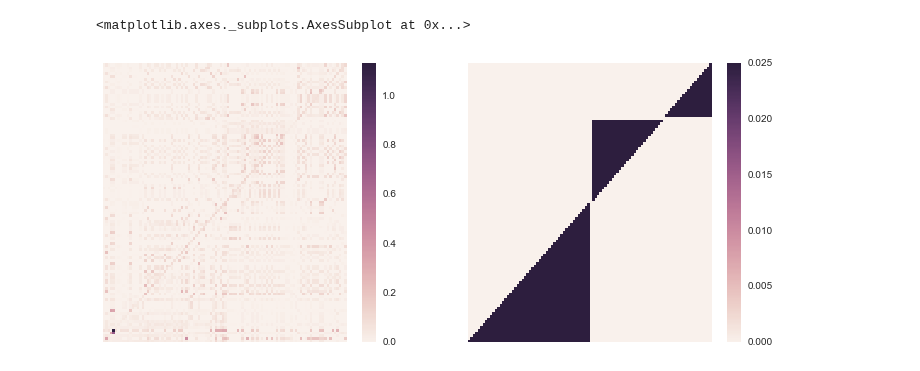
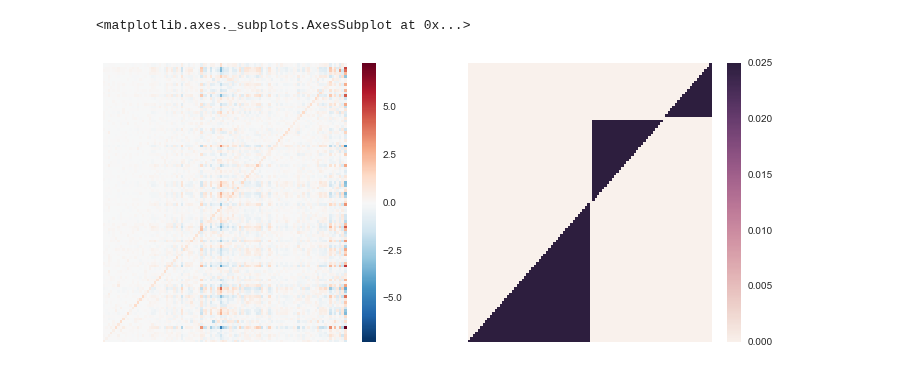
Before and after one commit to achab/nphc, a Jupyter notebook: read_results.ipynb, the cells around one changed output. Cells and saved outputs as stored; diff of their text form; code cells hidden in the pictures.

```diff
--- a/read_results.ipynb
+++ b/read_results.ipynb
@@ -14,20 +14,20 @@ url = 'https://s3-eu-west-1.amazonaws.com/nphc-data/{}_{}_log10T{}_with_params_w
 cumul, Alpha, Beta, Gamma = load_data(url)
 # %%
 import gzip, pickle
-f = gzip.open('out.pkl.gz','rb')
+f = gzip.open('out_sto.pkl.gz','rb')
 R = pickle.load(f)
 f.close()
 # %%
 fig, axs = plt.subplots(figsize=(12,5), nrows=1, ncols=2)
 
 from scipy.linalg import inv
 G = np.eye(R.shape[0]) - inv(R)
-G[G<0.]=0.
+#G[G<0.]=0.
 #G = np.log(1e-10+G)
 sns.heatmap(G[::-1], ax=axs[0], xticklabels=False, yticklabels = False)
 G_true = np.eye(cumul.dim) - inv(cumul.R_true)
 #G_true = np.log(1e-10+G_true)
 sns.heatmap(G_true[::-1], ax=axs[1], xticklabels=False, yticklabels = False)
 # %% [output]
 <matplotlib.axes._subplots.AxesSubplot at 0x...>
-[figure, old version]
+[figure, new version]
```
Also changed, not shown: 2 other files.
